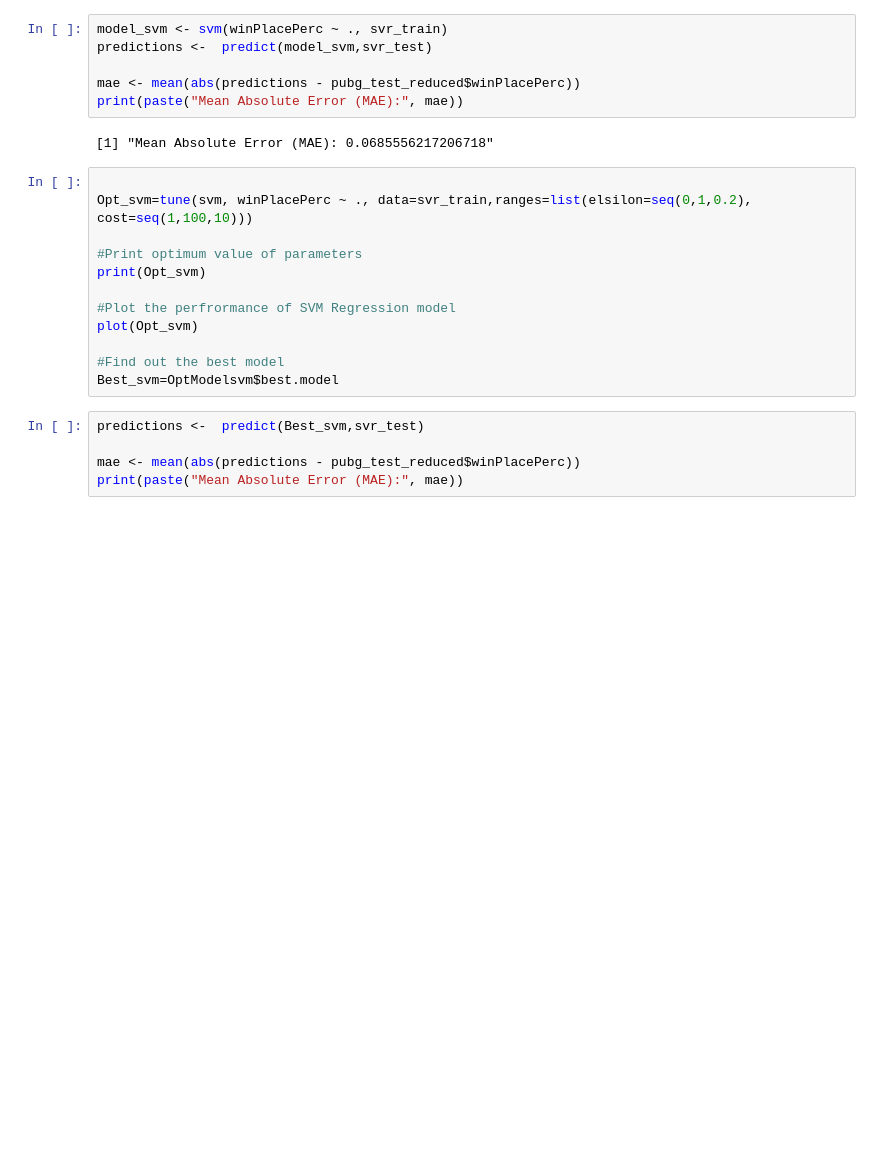
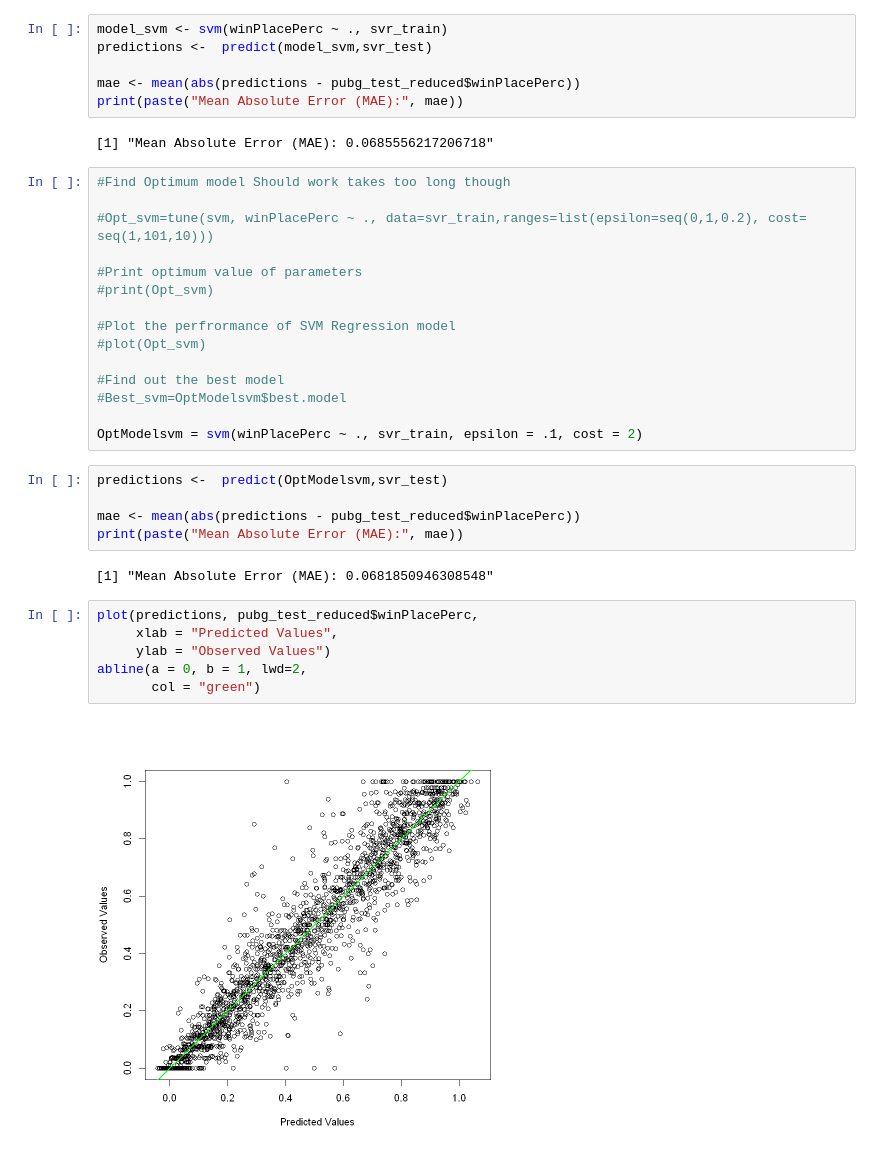
Before and after one commit to Evan-Burch/PUBG-Finish-Placement-Prediction, a Jupyter notebook: Pubg_Prediction.ipynb, the cells around one changed output. Cells and saved outputs as stored; diff of their text form; blank space fills up the shorter version.

```diff
--- a/Pubg_Prediction.ipynb
+++ b/Pubg_Prediction.ipynb
@@ -216,19 +218,32 @@ print(paste("Mean Absolute Error (MAE):", mae))
 # %% [output]
 [1] "Mean Absolute Error (MAE): 0.0685556217206718"
 # %%
+#Find Optimum model Should work takes too long though
 
-Opt_svm=tune(svm, winPlacePerc ~ ., data=svr_train,ranges=list(elsilon=seq(0,1,0.2), cost=seq(1,100,10)))
+#Opt_svm=tune(svm, winPlacePerc ~ ., data=svr_train,ranges=list(epsilon=seq(0,1,0.2), cost= seq(1,101,10)))
 
 #Print optimum value of parameters
-print(Opt_svm)
+#print(Opt_svm)
 
 #Plot the perfrormance of SVM Regression model
-plot(Opt_svm)
+#plot(Opt_svm)
 
 #Find out the best model
-Best_svm=OptModelsvm$best.model
+#Best_svm=OptModelsvm$best.model
+
+OptModelsvm = svm(winPlacePerc ~ ., svr_train, epsilon = .1, cost = 2)
 # %%
-predictions <-  predict(Best_svm,svr_test)
+predictions <-  predict(OptModelsvm,svr_test)
 
 mae <- mean(abs(predictions - pubg_test_reduced$winPlacePerc))
 print(paste("Mean Absolute Error (MAE):", mae))
+# %% [output]
+[1] "Mean Absolute Error (MAE): 0.0681850946308548"
+# %%
+plot(predictions, pubg_test_reduced$winPlacePerc,
+     xlab = "Predicted Values",
+     ylab = "Observed Values")
+abline(a = 0, b = 1, lwd=2,
+       col = "green")
+# %% [output]
+[figure, added]
```
Also changed, not shown: parts of 13 cells of this notebook.
